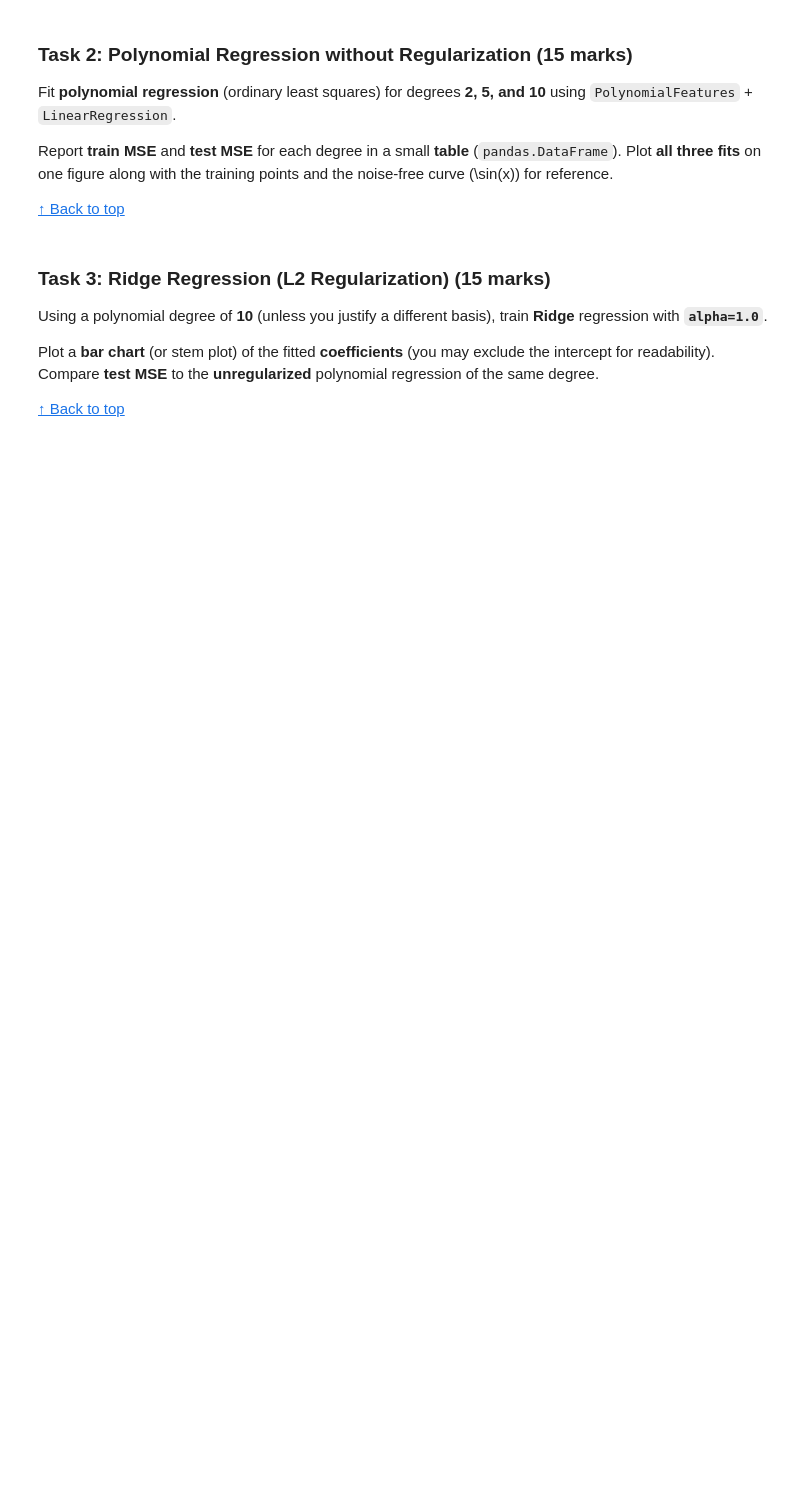
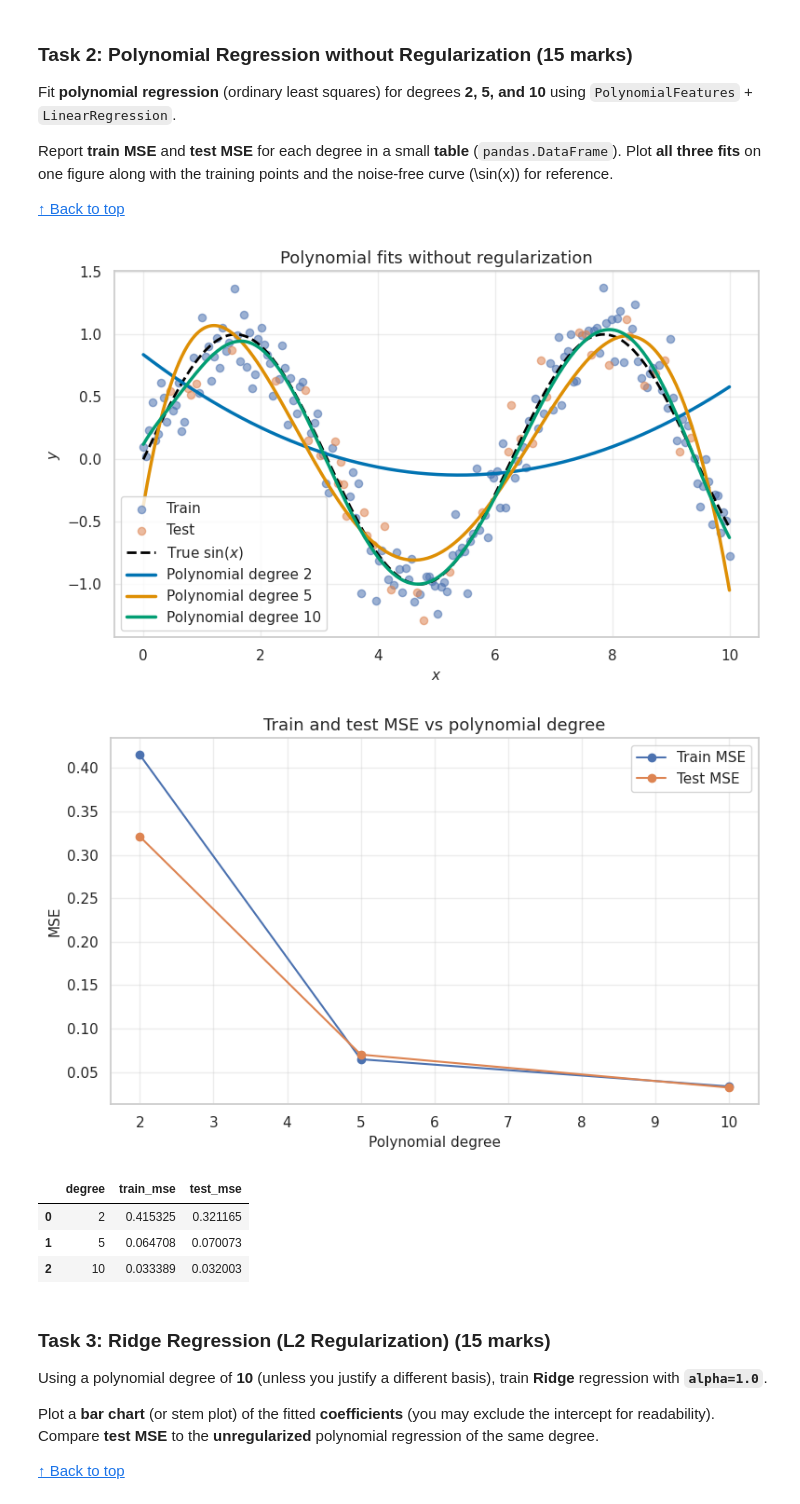
Before and after one commit to Sultonmahmudov/week1-lab201, a Jupyter notebook: Polynomial_Regression.ipynb, the cells around one changed output. Saved outputs shown, nothing was run; the diff lists cells and outputs as text; code cells hidden in the pictures; blank space fills up the shorter version.

```diff
--- a/Polynomial_Regression.ipynb
+++ b/Polynomial_Regression.ipynb
@@ -584,3 +641,79 @@ raise NotImplementedError("Replace this line with your Task 2 solution.")
+# %%
+# TODO: Your solution here
+# Hints:
+# - Loop over degrees [2, 5, 10].
+degree_reg = [2, 5, 10]
+train_mse_by_degree = []
+test_mse_by_degree = []
+models_by_degree = {}
+
+for d in degree_reg:
+    poly = PolynomialFeatures(degree=d, include_bias=True)
+    Xtr_p = poly.fit_transform(X_train)
+    Xte_p = poly.transform(X_test)
+
+    model = LinearRegression()
+    model.fit(Xtr_p, y_train)
+    models_by_degree[d] = (poly, model)
+
+    train_mse_by_degree.append(mean_squared_error(y_train, model.predict(Xtr_p)))
+    test_mse_by_degree.append(mean_squared_error(y_test, model.predict(Xte_p)))
+
+plt.figure(figsize=(8, 5))
+plt.scatter(X_train, y_train, alpha=0.55, s=35, label="Train")
+plt.scatter(X_test, y_test, alpha=0.55, s=35, label="Test")
+plt.plot(xx, yy_true, color="black", linestyle="--", linewidth=2, label="True $\\sin(x)$")
+
+colors = sns.color_palette("colorblind", n_colors=len(degree_reg))
+for i, d in enumerate(degree_reg):
+    poly, model = models_by_degree[d]
+    Xx = poly.transform(xx)
+    plt.plot(
+        xx,
+        model.predict(Xx),
+        color=colors[i],
+        linewidth=2.5,
+        label=f"Polynomial degree {d}",
+    )
+
+plt.title("Polynomial fits without regularization")
+plt.xlabel("$x$")
+plt.ylabel("$y$")
+plt.legend(loc="best")
+plt.grid(True, alpha=0.35)
+plt.tight_layout()
+plt.show()
+
+# train vs test mse vs degree
+
+plt.figure(figsize=(8, 5))
+plt.plot(degree_reg, train_mse_by_degree, "o-", label="Train MSE")
+plt.plot(degree_reg, test_mse_by_degree, "o-", label="Test MSE")
+plt.title("Train and test MSE vs polynomial degree")
+plt.xlabel("Polynomial degree")
+plt.ylabel("MSE")
+plt.legend(loc="best")
+plt.grid(True, alpha=0.35)
+plt.tight_layout()
+plt.show()
+
+mse_df = pd.DataFrame(
+    {
+        "degree": degree_reg,
+        "train_mse": train_mse_by_degree,
+        "test_mse": test_mse_by_degree,
+    }
+)
+mse_df
+# - Remember: poly.fit_transform(X_train), poly.transform(X_test).
+# - For plotting, generate dense xx in [0, 10] like the tutorial.
+# %% [output]
+[figure, added]
+[figure, added]
+|  | degree | train_mse | test_mse |
+| 0 | 2 | 0.415325 | 0.321165 |
+| 1 | 5 | 0.064708 | 0.070073 |
+| 2 | 10 | 0.033389 | 0.032003 |
 # %% [markdown]
 ### Task 3: Ridge Regression (L2 Regularization) (**15 marks**)
 
```
Also changed, not shown: parts of 18 cells of this notebook.
